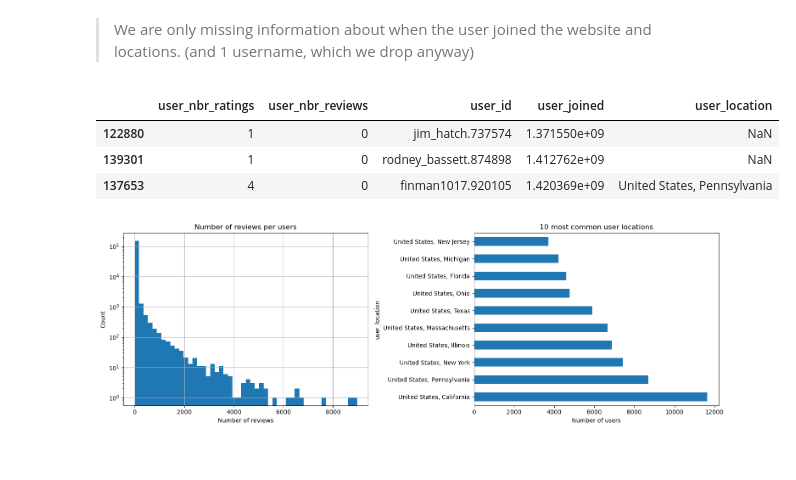
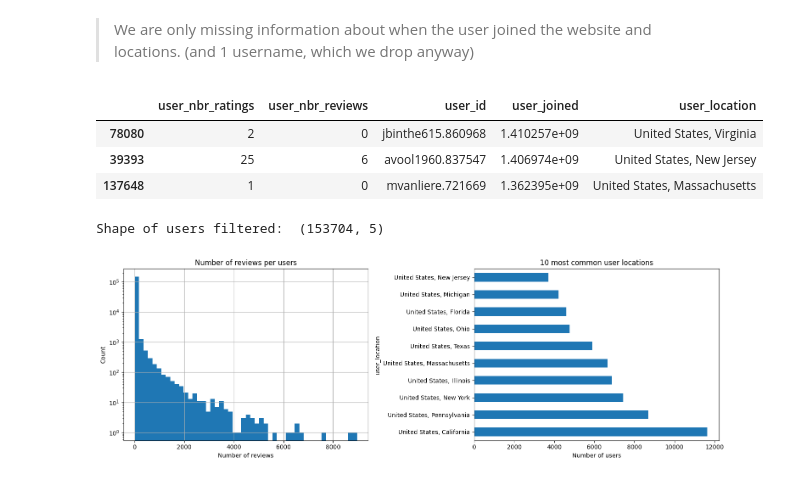
Before and after one commit to epfl-ada/ada-2023-project-beeradaventure46, a Jupyter notebook: Milestone_2.ipynb, the cells around one changed output. Drawn from its saved outputs; the diff is of its cells as text; code cells hidden in the pictures.

Commit message:
Complete revision
Co-Authored-By: Anne-Valérie Preto <79701236+Anne-Valerie@users.noreply.github.com>

```diff
--- a/Milestone_2.ipynb
+++ b/Milestone_2.ipynb
@@ -337,17 +339,19 @@ We are only missing information about when the user joined the website and locat
 # %%
 users_filtered = users.drop(columns=['user_name']).copy(deep=True)
 
 users_filtered.rename(columns={'nbr_ratings':'user_nbr_ratings',
                                'nbr_reviews':'user_nbr_reviews',
                                'joined':'user_joined',
                                'location':'user_location'}, inplace=True)
 
-users_filtered.sample(3)
+display(users_filtered.sample(3))
+print('Shape of users filtered: ', users_filtered.shape)
 # %% [output]
 |  | user_nbr_ratings | user_nbr_reviews | user_id | user_joined | user_location |
-| 122880 | 1 | 0 | jim_hatch.737574 | 1.371550e+09 | NaN |
-| 139301 | 1 | 0 | rodney_bassett.874898 | 1.412762e+09 | NaN |
-| 137653 | 4 | 0 | finman1017.920105 | 1.420369e+09 | United States, Pennsylvania |
+| 78080 | 2 | 0 | jbinthe615.860968 | 1.410257e+09 | United States, Virginia |
+| 39393 | 25 | 6 | avool1960.837547 | 1.406974e+09 | United States, New Jersey |
+| 137648 | 1 | 0 | mvanliere.721669 | 1.362395e+09 | United States, Massachusetts |
+Shape of users filtered:  (153704, 5)
 # %%
 # Representation of reviews per user and most common user locations
 plt.figure(figsize=(15, 5))
```
Also changed, not shown: parts of 43 cells of this notebook, 1 other file.
